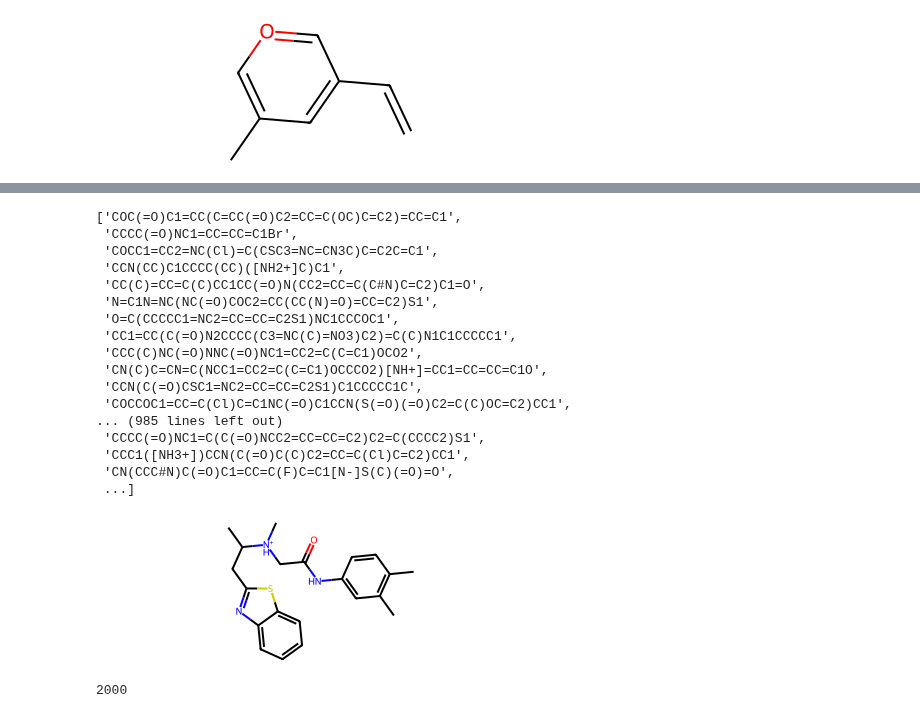
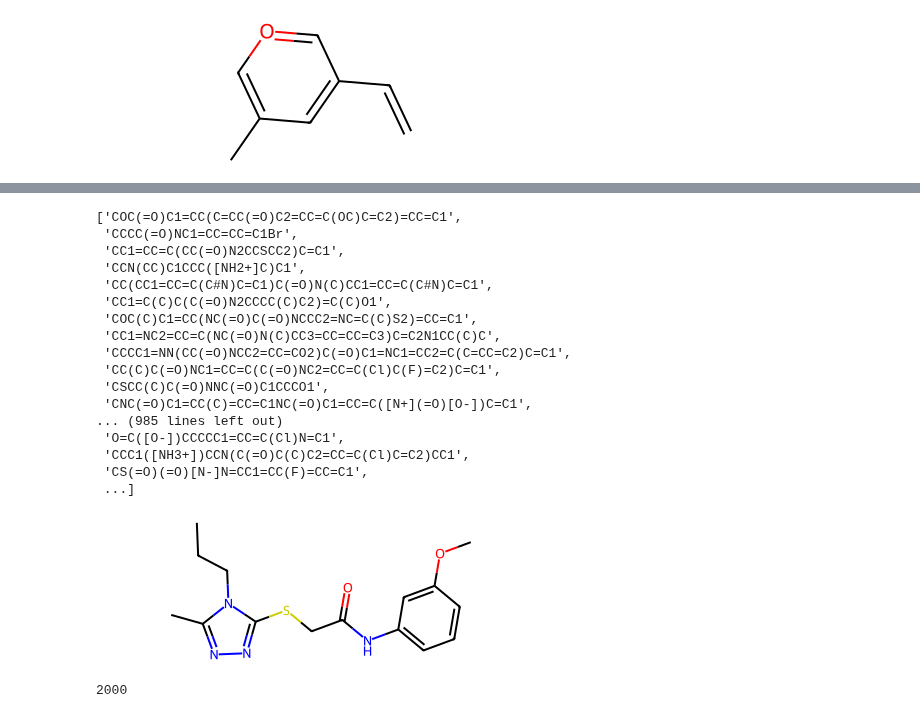
Before and after one commit to Moleculo-Tutti/MolGen, a Jupyter notebook: FinalPipeline/test_batching_pipeline_gen_faster.ipynb, the cells around one changed output, grey strips where cells are left out. Cells and saved outputs as stored; diff of their text form; code cells hidden in the pictures.

```diff
--- a/FinalPipeline/test_batching_pipeline_gen_faster.ipynb
+++ b/FinalPipeline/test_batching_pipeline_gen_faster.ipynb
@@ -355,23 +355,14 @@ def extract_all_graphs(batch):
         edge_mask = mask[batch.edge_index[0]] & mask[batch.edge_index[1]]
 
         if edge_mask.sum() == 0:
-            print(mask[batch.edge_index[0]].sum())
-            print(mask[batch.edge_index[1]].sum())
-            print(edge_mask)
-            print(batch.edge_index)
-            print(batch.batch)
-            print(i)
-            print(mask)
-            print(mask.sum())
-            raise ValueError('Graph with no edges')
-
-        subgraph_edge_index = torch.tensor(mapping_func(batch.edge_index[:, edge_mask].cpu().numpy()), dtype=torch.long)
+            subgraph_edge_index = torch.tensor([], dtype=torch.long)
+        else:
+            subgraph_edge_index = torch.tensor(mapping_func(batch.edge_index[:, edge_mask].cpu().numpy()), dtype=torch.long)
 
         # Extract all the edge features that correspond to the i-th graph
 
 
         if batch.edge_attr is not None:
-
             subgraph_edge_attr = batch.edge_attr[edge_mask]
         else:
             subgraph_edge_attr = None
@@ -772,13 +760,13 @@ module = GenerationModuleBatchFaster(config1=config1,
                         pathGNN2=GNN2_path,
                         pathGNN3=GNN3_path,
                         encoding_type='charged',
-                        batch_size = 1000,
+                        batch_size = 2000,
                         desired_score_list=[])
 
 print('Generating molecules...')
 # time the function with pyinstrument
 with pyinstrument.Profiler() as prof:
-    graph_batch = module.generate_mol_list(100)
+    graph_batch = module.generate_mol_list(1)
 
 print(prof.output_text(unicode=True, color=True))
 # %% [output]
@@ -821,31 +822,31 @@ def convert_to_smiles(graph, kekulize=True, encoding_type='charged'):
         smiles.append(tensor_to_smiles(g.x, g.edge_index, g.edge_attr, edge_mapping='kekulized', encoding_type=encoding_type))
     return smiles
 # %%
-smiles_list = convert_to_smiles(extracted_graphs, kekulize=True, encoding_type='charged')
+smiles_list = convert_to_smiles(graph_batch, kekulize=True, encoding_type='charged')
 # %%
 smiles_list
 # %% [output]
 ['COC(=O)C1=CC(C=CC(=O)C2=CC=C(OC)C=C2)=CC=C1',
  'CCCC(=O)NC1=CC=CC=C1Br',
- 'COCC1=CC2=NC(Cl)=C(CSC3=NC=CN3C)C=C2C=C1',
- 'CCN(CC)C1CCCC(CC)([NH2+]C)C1',
- 'CC(C)=CC=C(C)CC1CC(=O)N(CC2=CC=C(C#N)C=C2)C1=O',
- 'N=C1N=NC(NC(=O)COC2=CC(CC(N)=O)=CC=C2)S1',
- 'O=C(CCCCC1=NC2=CC=CC=C2S1)NC1CCCOC1',
- 'CC1=CC(C(=O)N2CCCC(C3=NC(C)=NO3)C2)=C(C)N1C1CCCCC1',
- 'CCC(C)NC(=O)NNC(=O)NC1=CC2=C(C=C1)OCO2',
- 'CN(C)C=CN=C(NCC1=CC2=C(C=C1)OCCCO2)[NH+]=CC1=CC=CC=C1O',
- 'CCN(C(=O)CSC1=NC2=CC=CC=C2S1)C1CCCCC1C',
- 'COCCOC1=CC=C(Cl)C=C1NC(=O)C1CCN(S(=O)(=O)C2=C(C)OC=C2)CC1',
+ 'CC1=CC=C(CC(=O)N2CCSCC2)C=C1',
+ 'CCN(CC)C1CCC([NH2+]C)C1',
+ 'CC(CC1=CC=C(C#N)C=C1)C(=O)N(C)CC1=CC=C(C#N)C=C1',
+ 'CC1=C(C)C(C(=O)N2CCCC(C)C2)=C(C)O1',
+ 'COC(C)C1=CC(NC(=O)C(=O)NCCC2=NC=C(C)S2)=CC=C1',
+ 'CC1=NC2=CC=C(NC(=O)N(C)CC3=CC=CC=C3)C=C2N1CC(C)C',
+ 'CCCC1=NN(CC(=O)NCC2=CC=CO2)C(=O)C1=NC1=CC2=C(C=CC=C2)C=C1',
+ 'CC(C)C(=O)NC1=CC=C(C(=O)NC2=CC=C(Cl)C(F)=C2)C=C1',
+ 'CSCC(C)C(=O)NNC(=O)C1CCCO1',
+ 'CNC(=O)C1=CC(C)=CC=C1NC(=O)C1=CC=C([N+](=O)[O-])C=C1',
 ... (985 lines left out)
- 'CCCC(=O)NC1=C(C(=O)NCC2=CC=CC=C2)C2=C(CCCC2)S1',
+ 'O=C([O-])CCCCC1=CC=C(Cl)N=C1',
  'CCC1([NH3+])CCN(C(=O)C(C)C2=CC=C(Cl)C=C2)CC1',
- 'CN(CCC#N)C(=O)C1=CC=C(F)C=C1[N-]S(C)(=O)=O',
+ 'CS(=O)(=O)[N-]N=CC1=CC(F)=CC=C1',
  ...]
 # %%
-Chem.MolFromSmiles(smiles_list[70], sanitize=False)
+Chem.MolFromSmiles(smiles_list[1000], sanitize=False)
 # %% [output]
-[figure, old version]
+[figure, new version]
 # %%
 def check_validity(smiles_list):
     from rdkit import Chem
```
Also changed, not shown: parts of 9 cells of this notebook, 3 other files.
